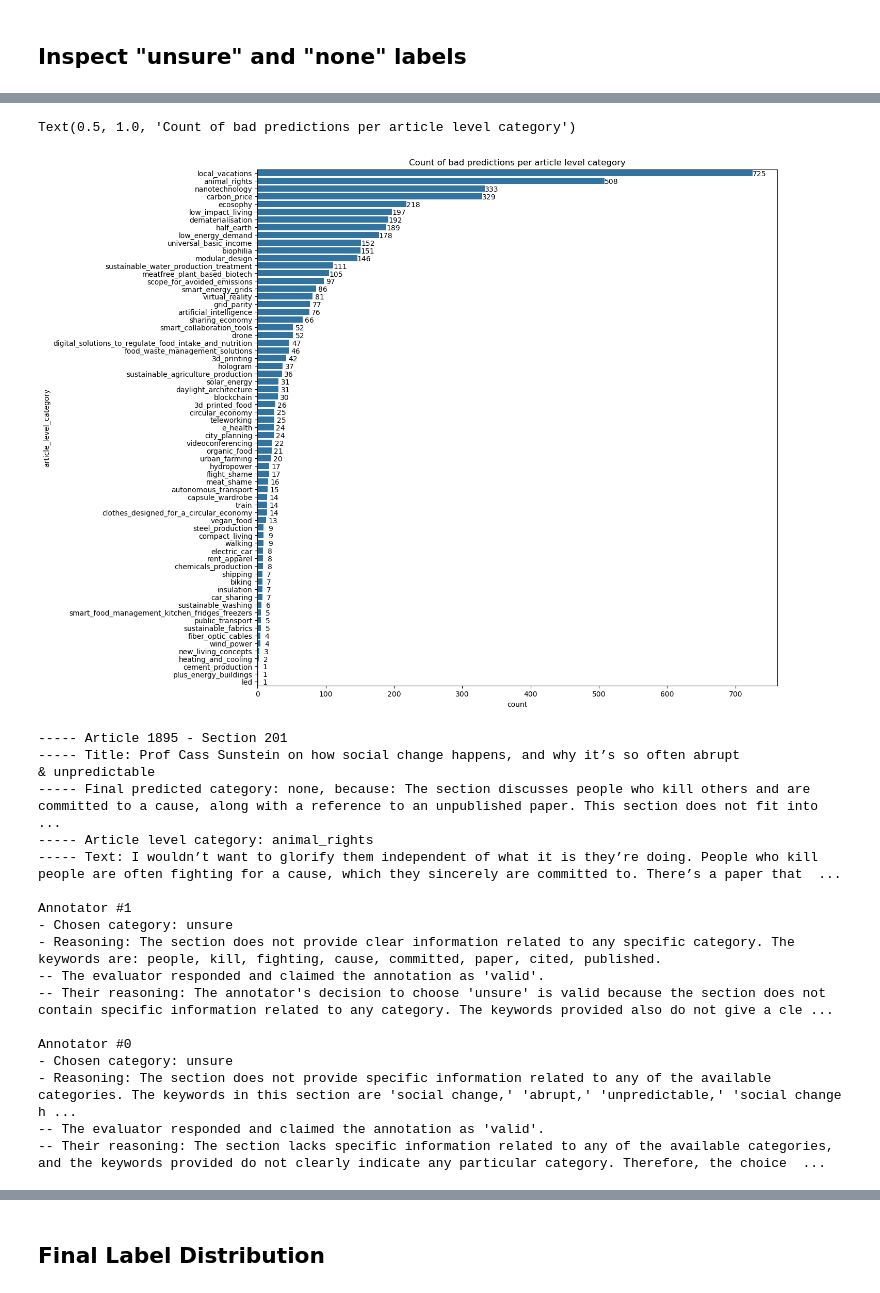
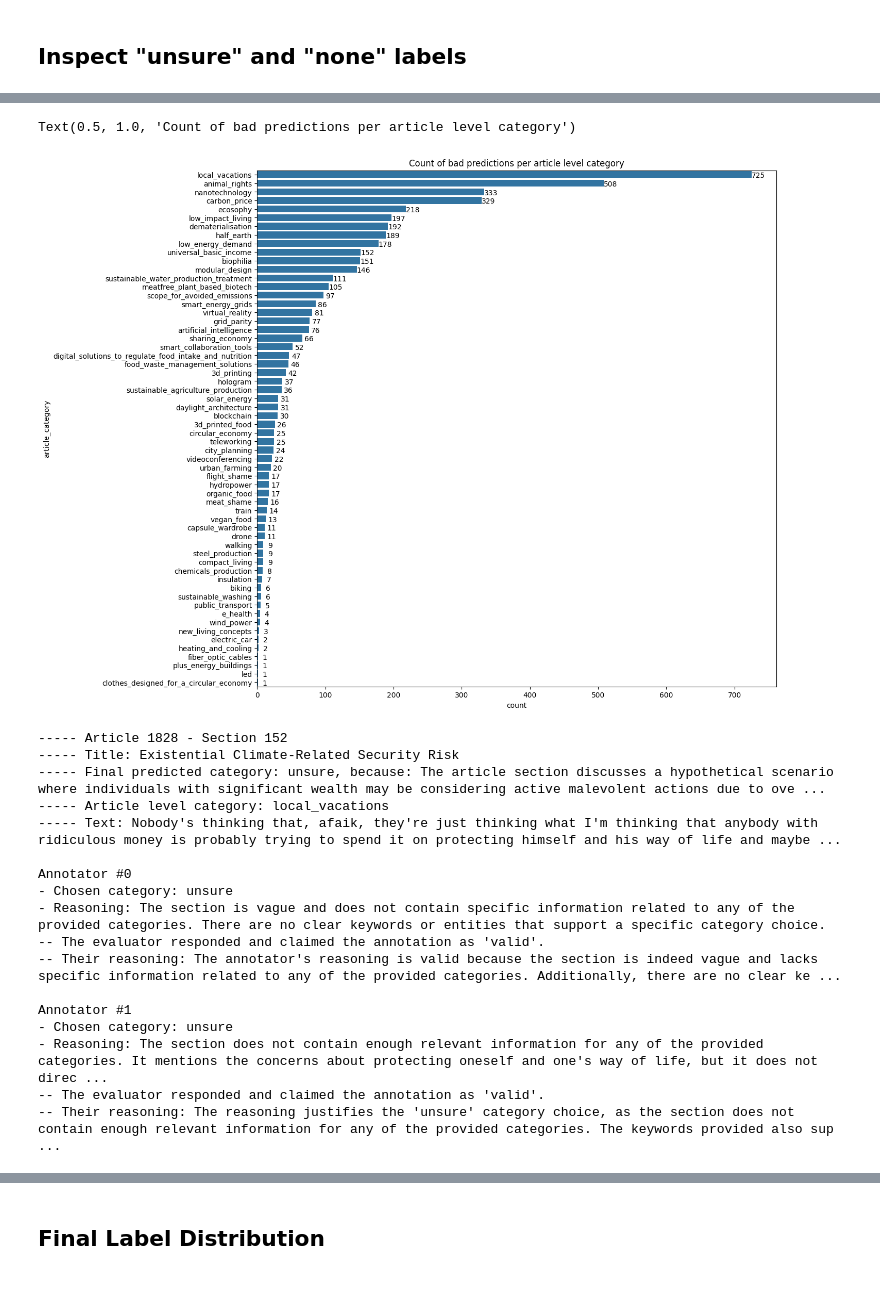
Before and after one commit to sdg-ai/trends-innovations, a Jupyter notebook: experiments/article_annotation/post_process_labeled_data_2.0.ipynb, the cells around one changed output, grey strips where cells are left out. Saved outputs shown, nothing was run; the diff lists cells and outputs as text; code cells hidden in the pictures.

Commit message:
back to basics: working on the data

```diff
--- a/experiments/article_annotation/post_process_labeled_data_2.0.ipynb
+++ b/experiments/article_annotation/post_process_labeled_data_2.0.ipynb
@@ -36,18 +64,22 @@ with open("results/predictions.jsonl") as f:
 preds = {list(p.keys())[0]:p[list(p.keys())[0]] for p in preds}
 new_rows = []
 for article_id, section_predictions in preds.items():
+    if raw_articles.iloc[int(article_id)]["old_id"] in set(old_data.article_id.values):
+        # human annotation already exists, skip
+        continue
     for section_pred in section_predictions:
         new_row = {
             "article_id": article_id,
-            "article_id (old)": raw_data.iloc[int(article_id)]["old_id"],
+            "article_id _old": raw_articles.iloc[int(article_id)]["old_id"],
             "section_id": section_pred["section_id"],
             "section_category": section_pred["category"],
-            "article_level_category": raw_data.iloc[int(article_id)]["category"],
+            "article_category": raw_articles.iloc[int(article_id)]["category"],
             "text": section_pred["text"],
             "reasoning": section_pred["reasoning"],
             "explanation": section_pred["explanation"],
         }
         new_rows.append(new_row)
 predictions = pd.DataFrame(new_rows)
-predictions.shape
+print("Shape:",predictions.shape)
+predictions
 # %% [output]
@@ -56,10 +101,14 @@ predictions.shape
 # Analysis of results
 ## Check for categories that don't exist
 # %%
-true_categories = raw_data.category.unique()
+true_categories = raw_articles.category.unique()
 predicted_categories = predictions.section_category.unique()
-fictional_categories = [cat for cat in predicted_categories if cat not in true_categories]
+fictional_categories = [cat for cat in predicted_categories if cat not in true_categories and cat != "unsure" and cat != "none"]
+print("True categories: ")
 print(sorted(true_categories))
-print("Number of predictions with fictional categories: ", len(fictional_categories))
-set(fictional_categories)
+print("Predicted categories: ")
+print(sorted(predicted_categories))
+print("Fictional categories:")
+print(sorted(fictional_categories))
+print("Number of predictions with fictional categories: ", len(predictions[predictions.section_category.isin(fictional_categories)]))
 # %% [output]
@@ -82,14 +128,14 @@ correction_mapping = {
     "electric_vehicles": "electric_car",
 }
 # apply mapping
-predictions["section_category"] = predictions["section_category"].apply(lambda x: correction_mapping[x] if x in correction_mapping else x)
+predictions.loc[:,"section_category"] = predictions["section_category"].apply(lambda x: correction_mapping[x] if x in correction_mapping else x)
+# drop fictional categories
+predictions = predictions[~predictions.section_category.isin(fictional_categories)]
 # %% [markdown]
 ## Inspect "unsure" and "none" labels
 # %%
-bad_predictions = predictions.loc[predictions.section_category.isin(["none","unsure"])]
-bad_predictions.reset_index(drop=True, inplace=True)
+unclear_predictions = predictions.loc[predictions.section_category.isin(["none","unsure"])]
+unclear_predictions.reset_index(drop=True, inplace=True)
 # plot count of bad predictions per article id
-count_per_article = bad_predictions.article_id.value_counts().reset_index()
-print("Count of bad predictions per article id: ")
-count_per_article
+print("Total number of unclear predictions: ", unclear_predictions.shape[0])
 # %% [output]
@@ -110,15 +143,15 @@ Count of bad predictions per article id:
 # %%
 # get count by article level category
-count_per_article_category = bad_predictions["article_level_category"].value_counts().reset_index()
+count_per_article_category = unclear_predictions["article_category"].value_counts().reset_index()
 # plot count of bad predictions per article level category
 plt.figure(figsize=(13, 13))
-ax = sns.barplot(x="count", y="article_level_category", data=count_per_article_category)
+ax = sns.barplot(x="count", y="article_category", data=count_per_article_category)
 # add numbers to the bars
 for p in ax.patches:
     width = p.get_width()
     plt.annotate(f'{int(width)}', (width + 10, p.get_y() + 0.5), ha='center', va='center')
 # set title
 plt.title("Count of bad predictions per article level category")
 # %% [output]
 Text(0.5, 1.0, 'Count of bad predictions per article level category')
-[figure, old version]
+[figure, new version]
@@ -125,10 +161,14 @@ Text(0.5, 1.0, 'Count of bad predictions per article level category')
 # %%
-# choose random row from bad predictions
-row = bad_predictions.iloc[random.randint(0, len(bad_predictions)-1)]
+# choose random row from unclear predictions
+fixed_category = "local_vacations"
+if fixed_category != "":
+    row = unclear_predictions[unclear_predictions.article_category == fixed_category].iloc[random.randint(0, len(unclear_predictions[unclear_predictions.article_category == fixed_category])-1)]
+else:
+    row = unclear_predictions.iloc[random.randint(0, len(unclear_predictions)-1)]
 print(f"----- Article {row.article_id} - Section {row.section_id}")
-print(f"----- Title: {raw_data.iloc[int(row.article_id)]['title']}")
+print(f"----- Title: {raw_articles.iloc[int(row.article_id)]['title']}")
 print(f"----- Final predicted category: {row.section_category}, because: {row.reasoning}")
-print(f"----- Article level category: {row.article_level_category}")
+print(f"----- Article level category: {row.article_category}")
 print(f"----- Text: {row.text}")
 for annotator_id, conversation in row.explanation.items():
     print(f"\nAnnotator #{annotator_id}")
@@ -140,21 +180,21 @@ for annotator_id, conversation in row.explanation.items():
             print(f"{'-'*(idx+1)} The evaluator responded and claimed the annotation as '{msg['conclusion']}'.")
             print(f"{'-'*(idx+1)} Their reasoning: {msg['reasoning']}")
 # %% [output]
------ Article 1895 - Section 201
------ Title: Prof Cass Sunstein on how social change happens, and why it’s so often abrupt & unpredictable
------ Final predicted category: none, because: The section discusses people who kill others and are committed to a cause, along with a reference to an unpublished paper. This section does not fit into ...
------ Article level category: animal_rights
------ Text: I wouldn’t want to glorify them independent of what it is they’re doing. People who kill people are often fighting for a cause, which they sincerely are committed to. There’s a paper that  ...
+----- Article 1828 - Section 152
+----- Title: Existential Climate-Related Security Risk
+----- Final predicted category: unsure, because: The article section discusses a hypothetical scenario where individuals with significant wealth may be considering active malevolent actions due to ove ...
+----- Article level category: local_vacations
+----- Text: Nobody's thinking that, afaik, they're just thinking what I'm thinking that anybody with ridiculous money is probably trying to spend it on protecting himself and his way of life and maybe ...
+
+Annotator #0
+- Chosen category: unsure
+- Reasoning: The section is vague and does not contain specific information related to any of the provided categories. There are no clear keywords or entities that support a specific category choice.
+-- The evaluator responded and claimed the annotation as 'valid'.
+-- Their reasoning: The annotator's reasoning is valid because the section is indeed vague and lacks specific information related to any of the provided categories. Additionally, there are no clear ke ...
 
 Annotator #1
 - Chosen category: unsure
-- Reasoning: The section does not provide clear information related to any specific category. The keywords are: people, kill, fighting, cause, committed, paper, cited, published.
+- Reasoning: The section does not contain enough relevant information for any of the provided categories. It mentions the concerns about protecting oneself and one's way of life, but it does not direc ...
 -- The evaluator responded and claimed the annotation as 'valid'.
--- Their reasoning: The annotator's decision to choose 'unsure' is valid because the section does not contain specific information related to any category. The keywords provided also do not give a cle ...
-
-Annotator #0
-- Chosen category: unsure
-- Reasoning: The section does not provide specific information related to any of the available categories. The keywords in this section are 'social change,' 'abrupt,' 'unpredictable,' 'social change h ...
--- The evaluator responded and claimed the annotation as 'valid'.
--- Their reasoning: The section lacks specific information related to any of the available categories, and the keywords provided do not clearly indicate any particular category. Therefore, the choice  ...
+-- Their reasoning: The reasoning justifies the 'unsure' category choice, as the section does not contain enough relevant information for any of the provided categories. The keywords provided also sup ...
 # %%
```
Also changed, not shown: parts of 15 cells of this notebook, 4 other files.
